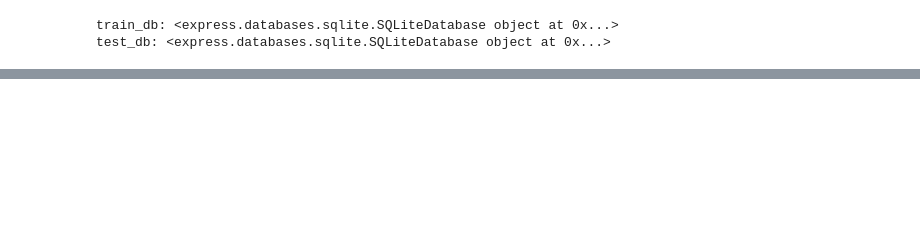
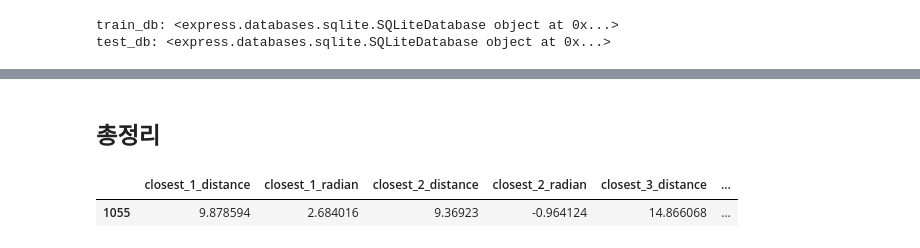
Before and after one commit to leemingo/sr-press, a Jupyter notebook: notebook/Expected_reciever(in progress).ipynb, the cells around one changed output, grey strips where cells are left out. Cells and saved outputs as stored; diff of their text form; code cells hidden in the pictures; blank space fills up the shorter version.

Commit message:
made a function that return closest n players' features

```diff
--- a/notebook/Expected_reciever(in progress).ipynb
+++ b/notebook/Expected_reciever(in progress).ipynb
@@ -205,4 +197,0 @@ if __name__ == "__main__":
-# %%
-teammate = freeze_frame[8]  # 4번째 플레이어 예시 (인덱스 3)
-teammate_x, teammate_y = teammate['x'], teammate['y']
-teammate
@@ -214,0 +288,32 @@ teammate
+# %%
+import numpy as np
+
+# actor의 위치 찾기
+actor_location = next(player for player in freeze_frame if player['actor'])
+actor_x, actor_y = actor_location['x'], actor_location['y']
+#freeze_frame = df_actions.loc[3895302, "freeze_frame_360"][4]
+
+# game_id로 팀 정보 불러오기
+if df_actions.loc[3895302, "freeze_frame_360"][4] == train_db.get_home_away_team_id(game_id)[0]:
+    goal_center = (120, 40)  # 홈팀의 골대 중앙 좌표
+else:
+    goal_center = (0, 40)  # 원정팀의 골대 중앙 좌표
+
+# 각 teammate와 actor 간의 거리 및 각도 계산
+angles_and_distances = []
+for idx,player in enumerate(freeze_frame):
+    if player['teammate'] and not player['actor']:  # actor가 아닌 teammate에 대해서만 계산
+        # 골대와의 거리 계산
+        distance_from_goal = np.sqrt((player['x'] - goal_center[0]) ** 2 + (player['y'] - goal_center[1]) ** 2)
+
+        angles_and_distances.append({
+            'idx': idx,
+            'teammate_x': player['x'],
+            'teammate_y': player['y'],
+            'distance_from_goal': distance_from_goal
+        })
+
+# 결과 출력
+for teammate in angles_and_distances:
+    print(f"Teammate_{teammate['idx']} at ({teammate['teammate_x']}, {teammate['teammate_y']}) is "
+          f"{teammate['distance_from_goal']:.2f} units away from the goal")
@@ -214,0 +329,2 @@ teammate
+# %% [markdown]
+## 총정리
@@ -214,0 +422,3 @@ teammate
+# %%
+frame_analyzer = FrameAnalyzer(db=train_db, game_id=3895302, action_index=1055, visualize=True)
+frame_analyzer.get_top_n_teammates(n=3)
@@ -214,0 +482,5 @@ teammate
+# %%
+get_action_teammate_features(game_id=3895302, train_db=train_db, action_index=1055, n=3)
+# %% [output]
+|  | closest_1_distance | closest_1_radian | closest_2_distance | closest_2_radian | closest_3_distance | ... |
+| 1055 | 9.878594 | 2.684016 | 9.36923 | -0.964124 | 14.866068 | ... |
```
Also changed, not shown: parts of 15 cells of this notebook.
